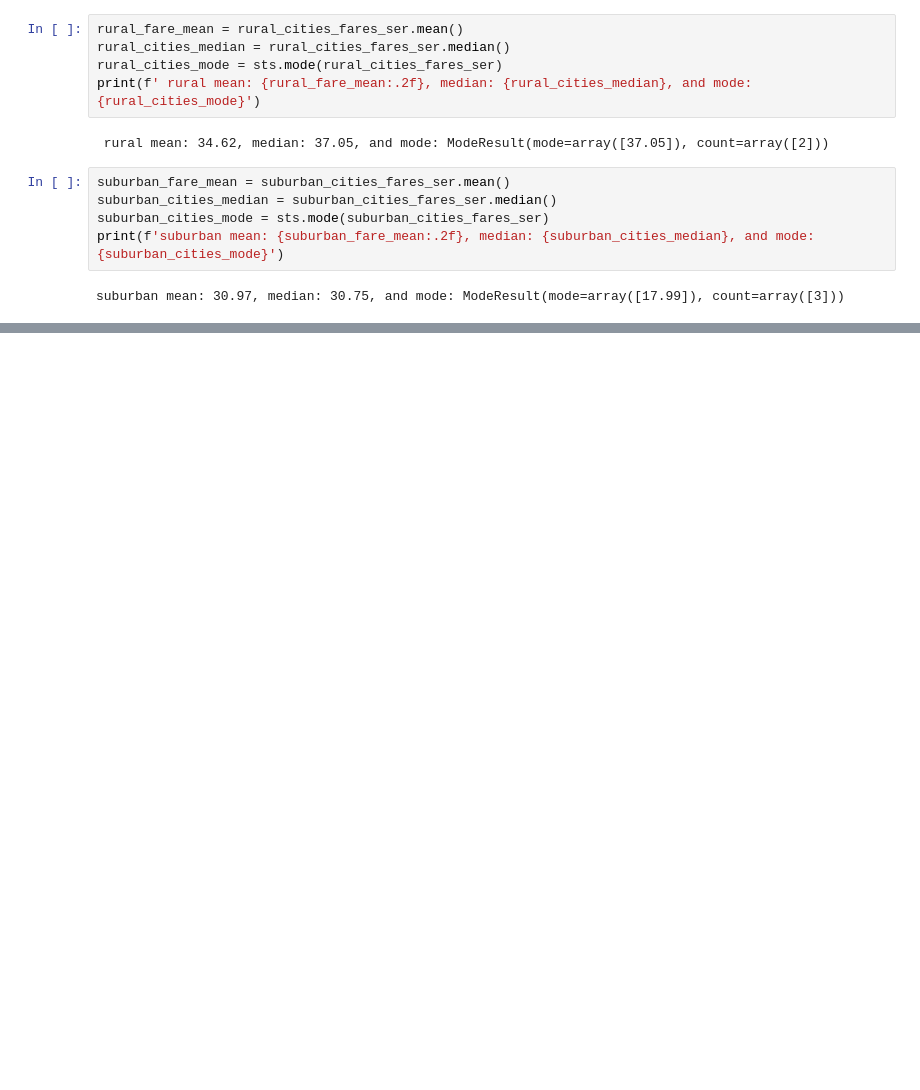
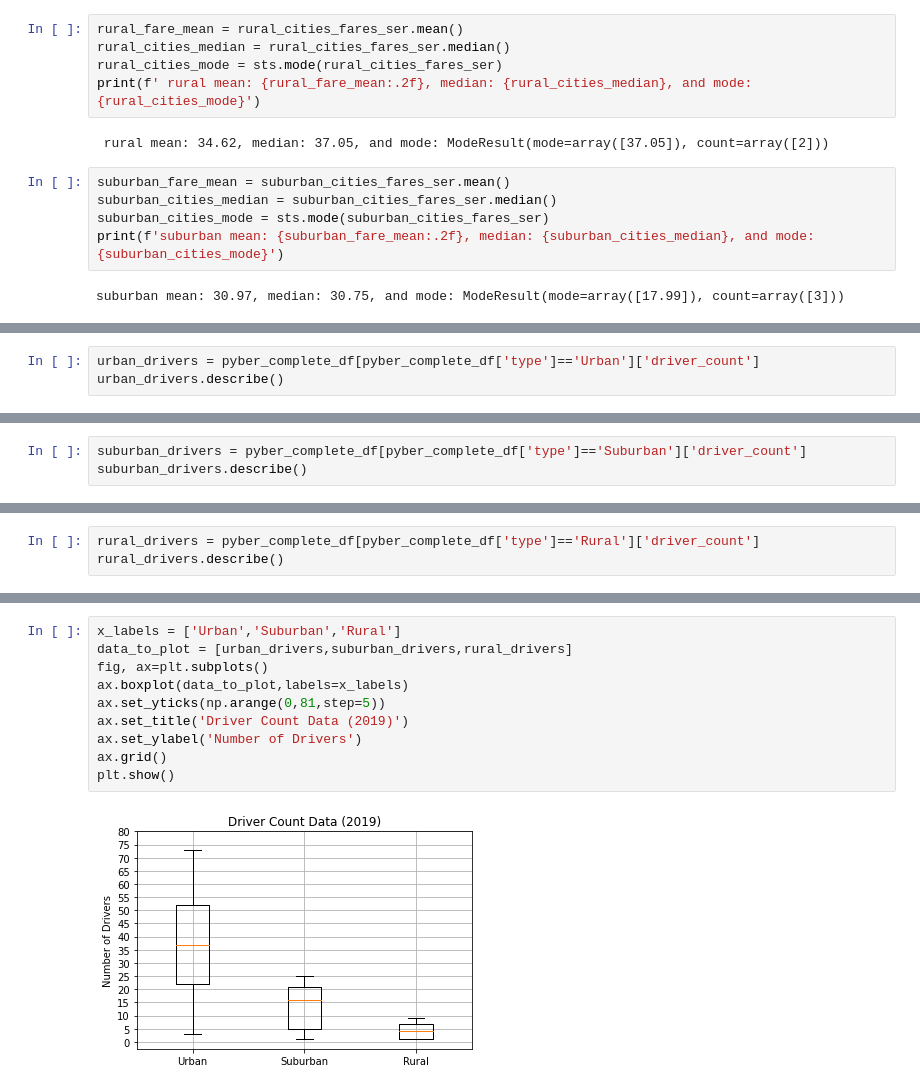
Before and after one commit to ccwillmore/PyBer_Analysis, a Jupyter notebook: Pyber.ipynb, the cells around one changed output, grey strips where cells are left out. Saved outputs shown, nothing was run; the diff lists cells and outputs as text; blank space fills up the shorter version.

```diff
--- a/Pyber.ipynb
+++ b/Pyber.ipynb
@@ -460,0 +517,3 @@ NameError: name 'priny' is not defined
+# %%
+urban_drivers = pyber_complete_df[pyber_complete_df['type']=='Urban']['driver_count']
+urban_drivers.describe()
@@ -460,0 +530,3 @@ NameError: name 'priny' is not defined
+# %%
+suburban_drivers = pyber_complete_df[pyber_complete_df['type']=='Suburban']['driver_count']
+suburban_drivers.describe()
@@ -460,0 +543,3 @@ NameError: name 'priny' is not defined
+# %%
+rural_drivers = pyber_complete_df[pyber_complete_df['type']=='Rural']['driver_count']
+rural_drivers.describe()
@@ -460,0 +556,12 @@ NameError: name 'priny' is not defined
+# %%
+x_labels = ['Urban','Suburban','Rural']
+data_to_plot = [urban_drivers,suburban_drivers,rural_drivers]
+fig, ax=plt.subplots()
+ax.boxplot(data_to_plot,labels=x_labels)
+ax.set_yticks(np.arange(0,81,step=5))
+ax.set_title('Driver Count Data (2019)')
+ax.set_ylabel('Number of Drivers')
+ax.grid()
+plt.show()
+# %% [output]
+[figure, added]
```
Also changed, not shown: parts of 11 cells of this notebook, 4 other files.
